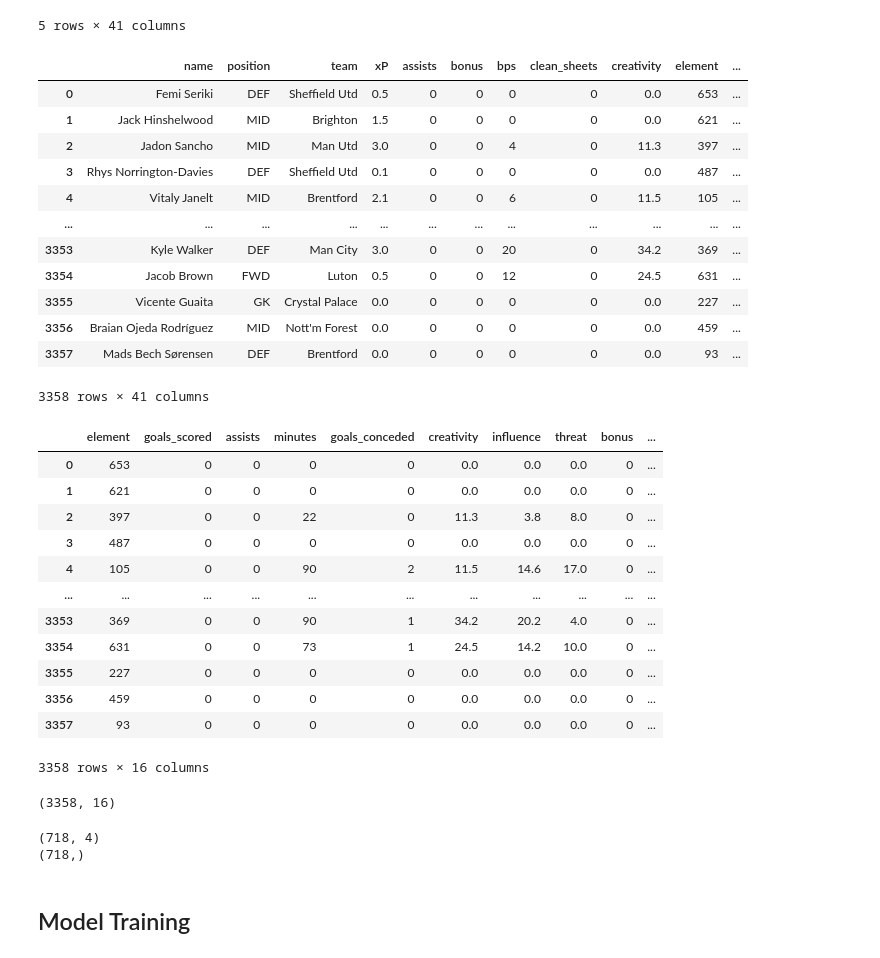
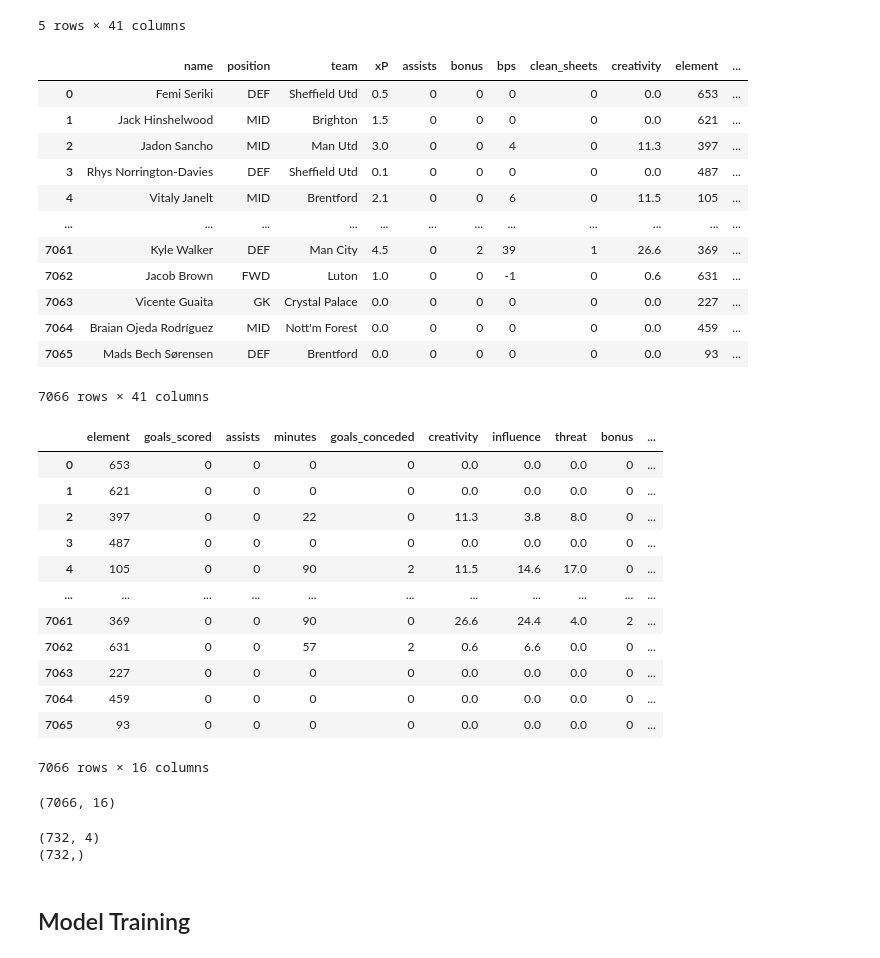
Before and after one commit to wangsiyang68/data-driven-fpl, a Jupyter notebook: 23-24-season/gw17/linear_regression_points.ipynb, the cells around one changed output. Cells and saved outputs as stored; diff of their text form; code cells hidden in the pictures.

```diff
--- a/23-24-season/gw17/linear_regression_points.ipynb
+++ b/23-24-season/gw17/linear_regression_points.ipynb
@@ -23,23 +23,24 @@ data.head()
 | 4 | Vitaly Janelt | MID | Brentford | 2.1 | 0 | 0 | 6 | 0 | 11.5 | 105 | ... |
 5 rows × 41 columns
 # %%
-selected_gameweeks = [1,2,3,4,5] ## filter by round in database
-filter_by_gw = data[data['round'].isin(selected_gameweeks)]
+selected_gameweeks_train = [1,2,3,4,5] ## filter by round in database
+selected_gameweeks_test = [6,7,8,9,10]
+filter_by_gw = data[data['round'].isin(selected_gameweeks_train + selected_gameweeks_test)]
 filter_by_gw
 # %% [output]
 |  | name | position | team | xP | assists | bonus | bps | clean_sheets | creativity | element | ... |
 | 0 | Femi Seriki | DEF | Sheffield Utd | 0.5 | 0 | 0 | 0 | 0 | 0.0 | 653 | ... |
 | 1 | Jack Hinshelwood | MID | Brighton | 1.5 | 0 | 0 | 0 | 0 | 0.0 | 621 | ... |
 | 2 | Jadon Sancho | MID | Man Utd | 3.0 | 0 | 0 | 4 | 0 | 11.3 | 397 | ... |
 | 3 | Rhys Norrington-Davies | DEF | Sheffield Utd | 0.1 | 0 | 0 | 0 | 0 | 0.0 | 487 | ... |
 | 4 | Vitaly Janelt | MID | Brentford | 2.1 | 0 | 0 | 6 | 0 | 11.5 | 105 | ... |
 | ... | ... | ... | ... | ... | ... | ... | ... | ... | ... | ... | ... |
-| 3353 | Kyle Walker | DEF | Man City | 3.0 | 0 | 0 | 20 | 0 | 34.2 | 369 | ... |
-| 3354 | Jacob Brown | FWD | Luton | 0.5 | 0 | 0 | 12 | 0 | 24.5 | 631 | ... |
-| 3355 | Vicente Guaita | GK | Crystal Palace | 0.0 | 0 | 0 | 0 | 0 | 0.0 | 227 | ... |
-| 3356 | Braian Ojeda Rodríguez | MID | Nott'm Forest | 0.0 | 0 | 0 | 0 | 0 | 0.0 | 459 | ... |
-| 3357 | Mads Bech Sørensen | DEF | Brentford | 0.0 | 0 | 0 | 0 | 0 | 0.0 | 93 | ... |
+| 7061 | Kyle Walker | DEF | Man City | 4.5 | 0 | 2 | 39 | 1 | 26.6 | 369 | ... |
+| 7062 | Jacob Brown | FWD | Luton | 1.0 | 0 | 0 | -1 | 0 | 0.6 | 631 | ... |
+| 7063 | Vicente Guaita | GK | Crystal Palace | 0.0 | 0 | 0 | 0 | 0 | 0.0 | 227 | ... |
+| 7064 | Braian Ojeda Rodríguez | MID | Nott'm Forest | 0.0 | 0 | 0 | 0 | 0 | 0.0 | 459 | ... |
+| 7065 | Mads Bech Sørensen | DEF | Brentford | 0.0 | 0 | 0 | 0 | 0 | 0.0 | 93 | ... |
-3358 rows × 41 columns
+7066 rows × 41 columns
 # %%
 selected_attributes = ['element','goals_scored', 'assists',
        'minutes', 'goals_conceded', 'creativity', 'influence', 'threat',
@@ -56,15 +57,15 @@ filter_by_gw_attributes
 | 3 | 487 | 0 | 0 | 0 | 0 | 0.0 | 0.0 | 0.0 | 0 | ... |
 | 4 | 105 | 0 | 0 | 90 | 2 | 11.5 | 14.6 | 17.0 | 0 | ... |
 | ... | ... | ... | ... | ... | ... | ... | ... | ... | ... | ... |
-| 3353 | 369 | 0 | 0 | 90 | 1 | 34.2 | 20.2 | 4.0 | 0 | ... |
-| 3354 | 631 | 0 | 0 | 73 | 1 | 24.5 | 14.2 | 10.0 | 0 | ... |
-| 3355 | 227 | 0 | 0 | 0 | 0 | 0.0 | 0.0 | 0.0 | 0 | ... |
-| 3356 | 459 | 0 | 0 | 0 | 0 | 0.0 | 0.0 | 0.0 | 0 | ... |
-| 3357 | 93 | 0 | 0 | 0 | 0 | 0.0 | 0.0 | 0.0 | 0 | ... |
+| 7061 | 369 | 0 | 0 | 90 | 0 | 26.6 | 24.4 | 4.0 | 2 | ... |
+| 7062 | 631 | 0 | 0 | 57 | 2 | 0.6 | 6.6 | 0.0 | 0 | ... |
+| 7063 | 227 | 0 | 0 | 0 | 0 | 0.0 | 0.0 | 0.0 | 0 | ... |
+| 7064 | 459 | 0 | 0 | 0 | 0 | 0.0 | 0.0 | 0.0 | 0 | ... |
+| 7065 | 93 | 0 | 0 | 0 | 0 | 0.0 | 0.0 | 0.0 | 0 | ... |
-3358 rows × 16 columns
+7066 rows × 16 columns
 # %%
 filter_by_gw_attributes.shape
 # %% [output]
-(3358, 16)
+(7066, 16)
 # %%
 # train_input_tensor = np.zeros((max(filter_by_gw_attributes['element']), len(selected_gameweeks), filter_by_gw_attributes.shape[1]-3))
@@ -87,9 +107,9 @@ for i in tqdm(range(filter_by_gw_attributes.shape[0])):
 # %%
-print(inputs.shape)
-print(labels.shape)
+print(test_inputs.shape)
+print(test_labels.shape)
 # %% [output]
-(718, 4)
-(718,)
+(732, 4)
+(732,)
 # %% [markdown]
 ## Model Training
 # %%
```
Also changed, not shown: parts of 13 cells of this notebook, 12 other files.
